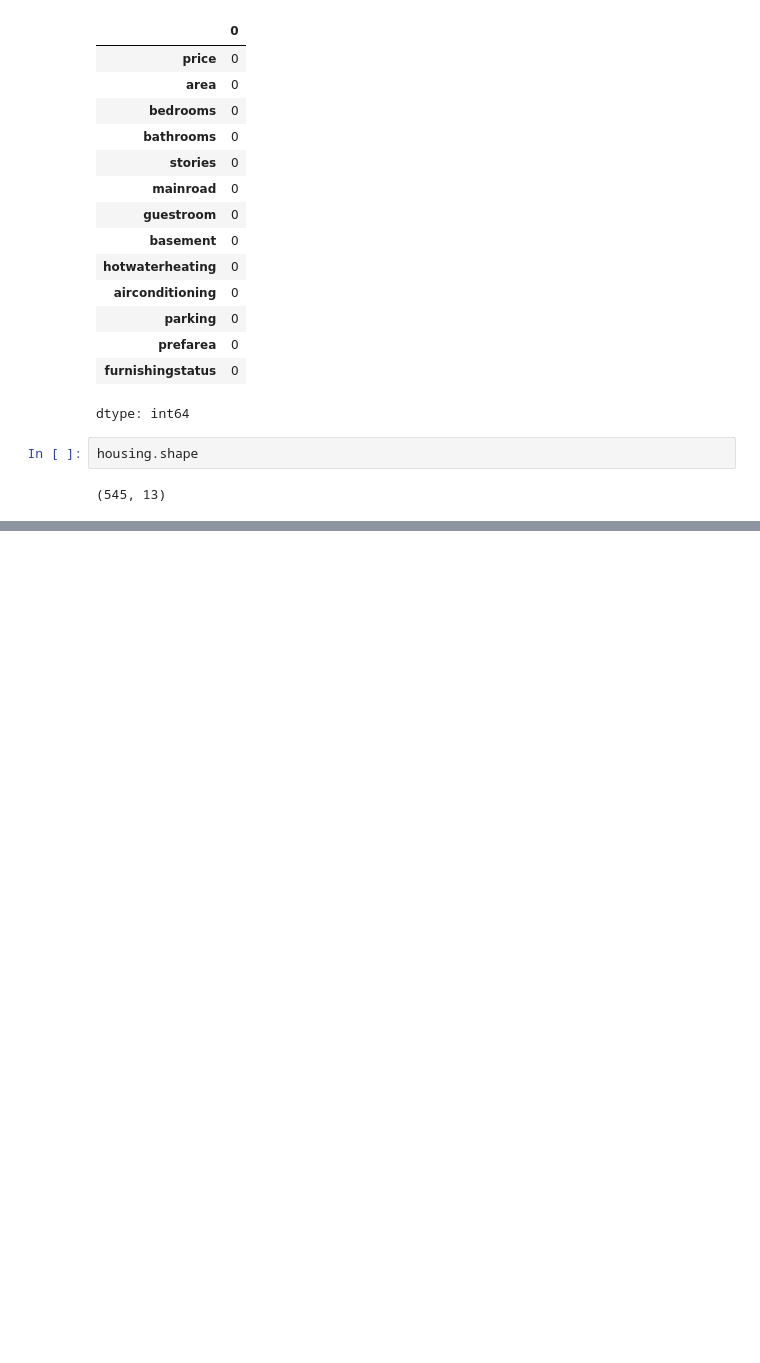
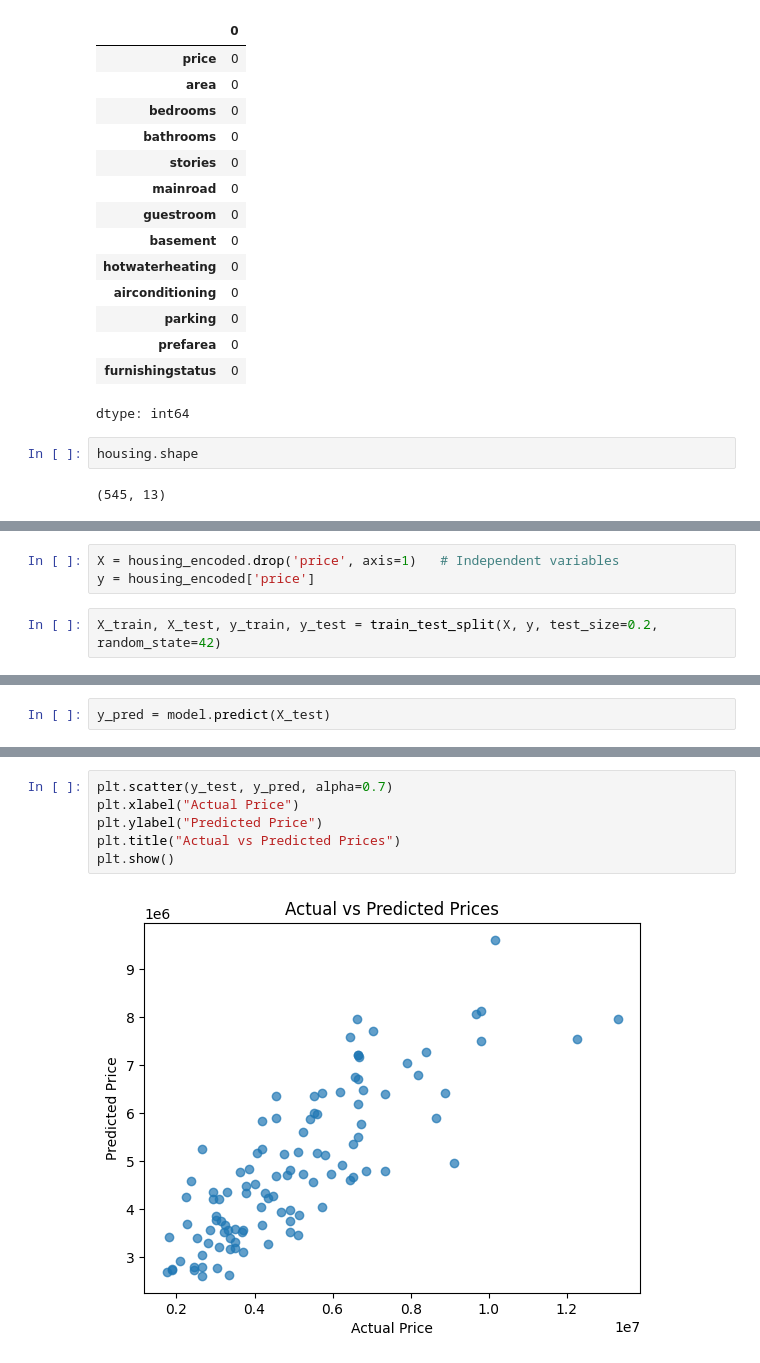
Before and after one commit to shinjihirako13-vis/Elevate-Lab-Task-3, a Jupyter notebook: Task_3.ipynb, the cells around one changed output, grey strips where cells are left out. Drawn from its saved outputs; the diff is of its cells as text; blank space fills up the shorter version.

```diff
--- a/Task_3.ipynb
+++ b/Task_3.ipynb
@@ -69,0 +85,5 @@ housing.shape
+# %%
+X = housing_encoded.drop('price', axis=1)   # Independent variables
+y = housing_encoded['price']
+# %%
+X_train, X_test, y_train, y_test = train_test_split(X, y, test_size=0.2, random_state=42)
@@ -69,0 +95,2 @@ housing.shape
+# %%
+y_pred = model.predict(X_test)
@@ -69,0 +103,8 @@ housing.shape
+# %%
+plt.scatter(y_test, y_pred, alpha=0.7)
+plt.xlabel("Actual Price")
+plt.ylabel("Predicted Price")
+plt.title("Actual vs Predicted Prices")
+plt.show()
+# %% [output]
+[figure, added]
```
Also changed, not shown: parts of 7 cells of this notebook.
